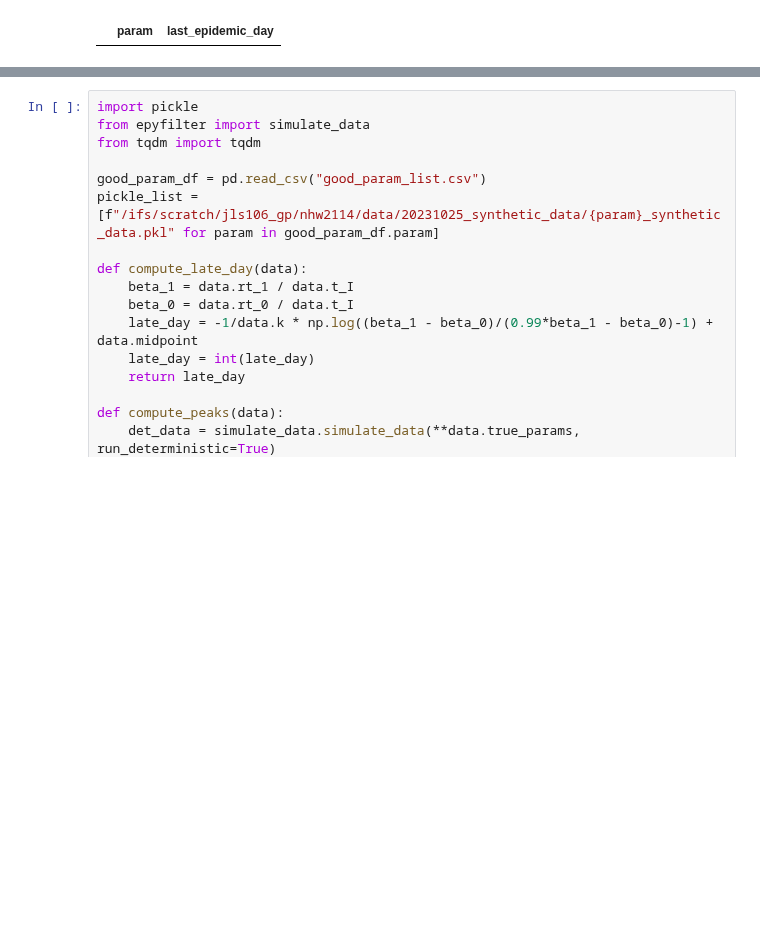
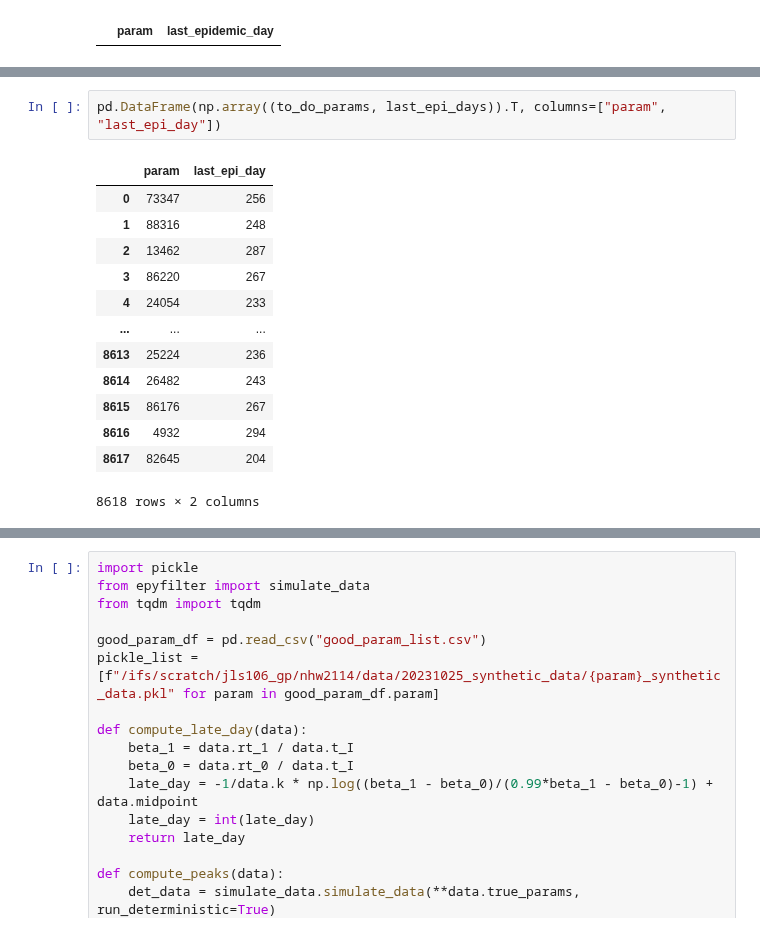
Before and after one commit to hwunrow/epykalman, a Jupyter notebook: src/epyfilter/c2b2/create_plots.ipynb, the cells around one changed output, grey strips where cells are left out. Saved outputs shown, nothing was run; the diff lists cells and outputs as text; blank space fills up the shorter version.

```diff
--- a/src/epyfilter/c2b2/create_plots.ipynb
+++ b/src/epyfilter/c2b2/create_plots.ipynb
@@ -437,0 +459,16 @@ last_day_df[last_day_df.last_epidemic_day.isna()]
+# %%
+pd.DataFrame(np.array((to_do_params, last_epi_days)).T, columns=["param", "last_epi_day"])
+# %% [output]
+|  | param | last_epi_day |
+| 0 | 73347 | 256 |
+| 1 | 88316 | 248 |
+| 2 | 13462 | 287 |
+| 3 | 86220 | 267 |
+| 4 | 24054 | 233 |
+| ... | ... | ... |
+| 8613 | 25224 | 236 |
+| 8614 | 26482 | 243 |
+| 8615 | 86176 | 267 |
+| 8616 | 4932 | 294 |
+| 8617 | 82645 | 204 |
+8618 rows × 2 columns
```
Also changed, not shown: parts of 9 cells of this notebook, 1 other file.
